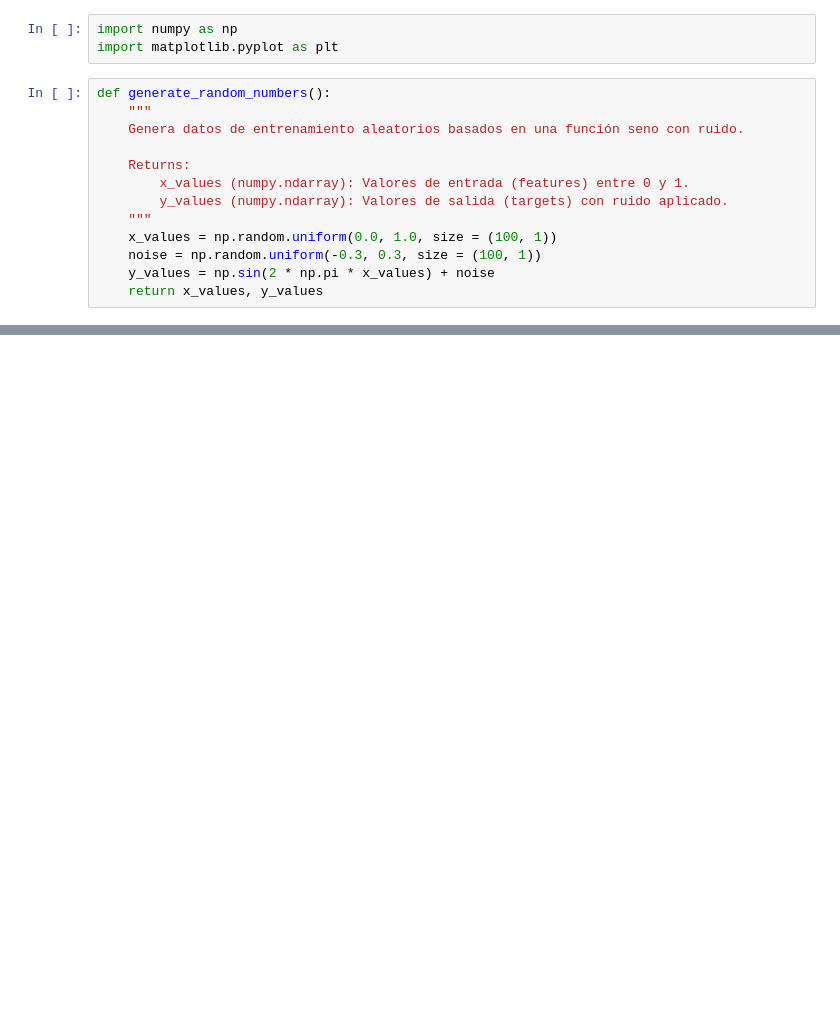
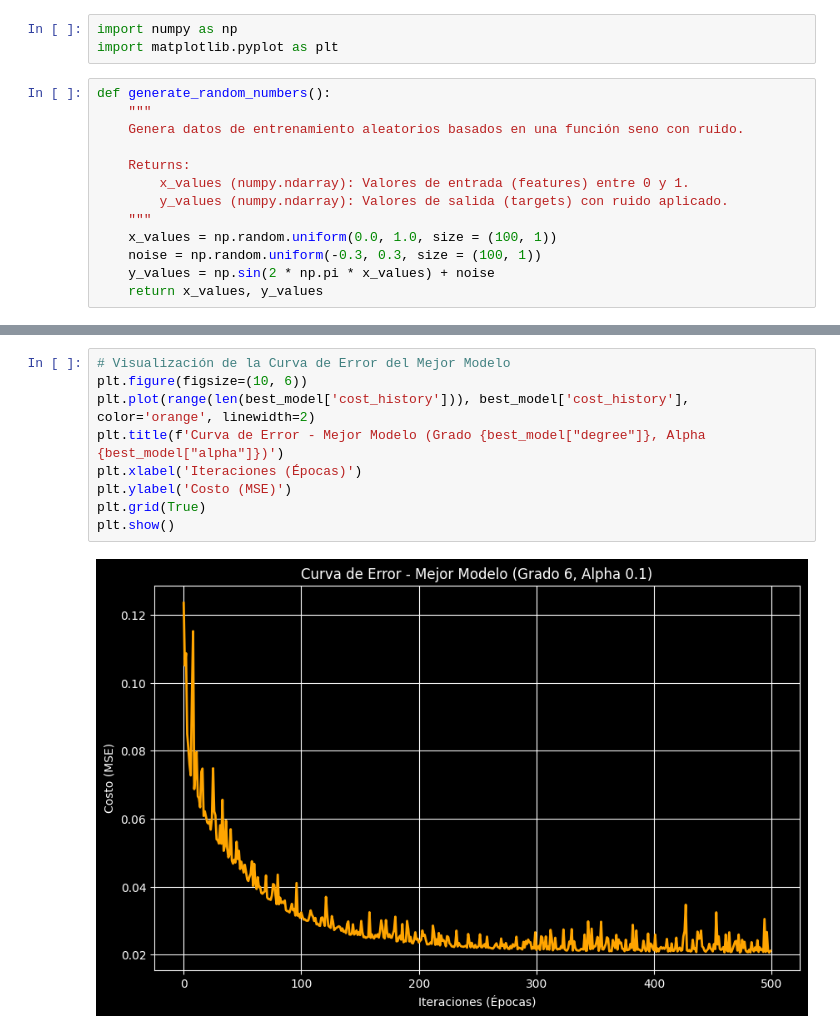
Before and after one commit to hectorartoken/Machine_Learning_2026, a Jupyter notebook: actividades/Actividad_1.ipynb, the cells around one changed output, grey strips where cells are left out. Saved outputs shown, nothing was run; the diff lists cells and outputs as text; blank space fills up the shorter version.

```diff
--- a/actividades/Actividad_1.ipynb
+++ b/actividades/Actividad_1.ipynb
@@ -108,0 +219,11 @@ plt.show()
+# %%
+# Visualización de la Curva de Error del Mejor Modelo
+plt.figure(figsize=(10, 6))
+plt.plot(range(len(best_model['cost_history'])), best_model['cost_history'], color='orange', linewidth=2)
+plt.title(f'Curva de Error - Mejor Modelo (Grado {best_model["degree"]}, Alpha {best_model["alpha"]})')
+plt.xlabel('Iteraciones (Épocas)')
+plt.ylabel('Costo (MSE)')
+plt.grid(True)
+plt.show()
+# %% [output]
+[figure, added]
```
Also changed, not shown: parts of 10 cells of this notebook.
